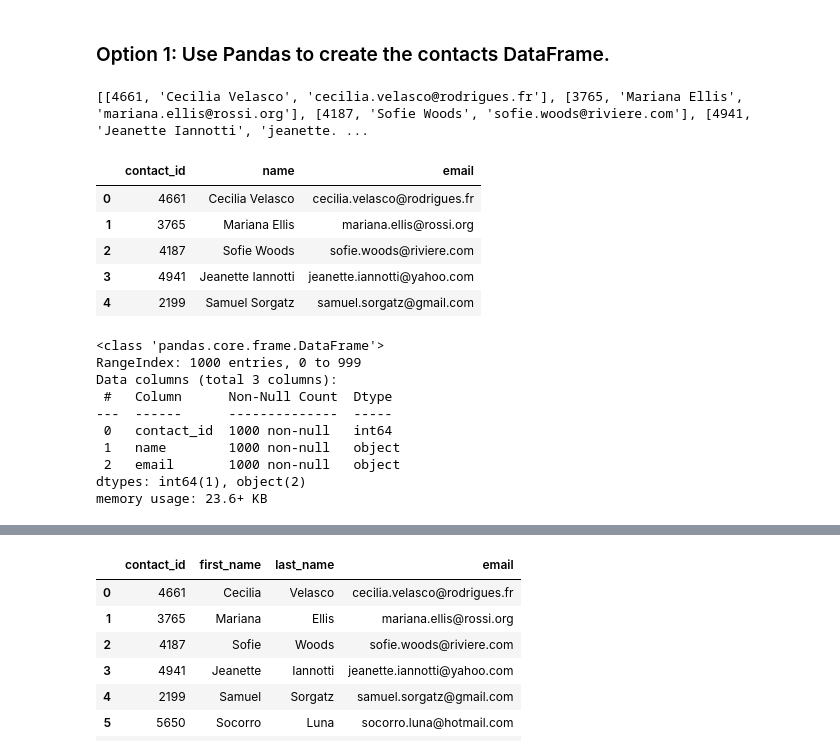
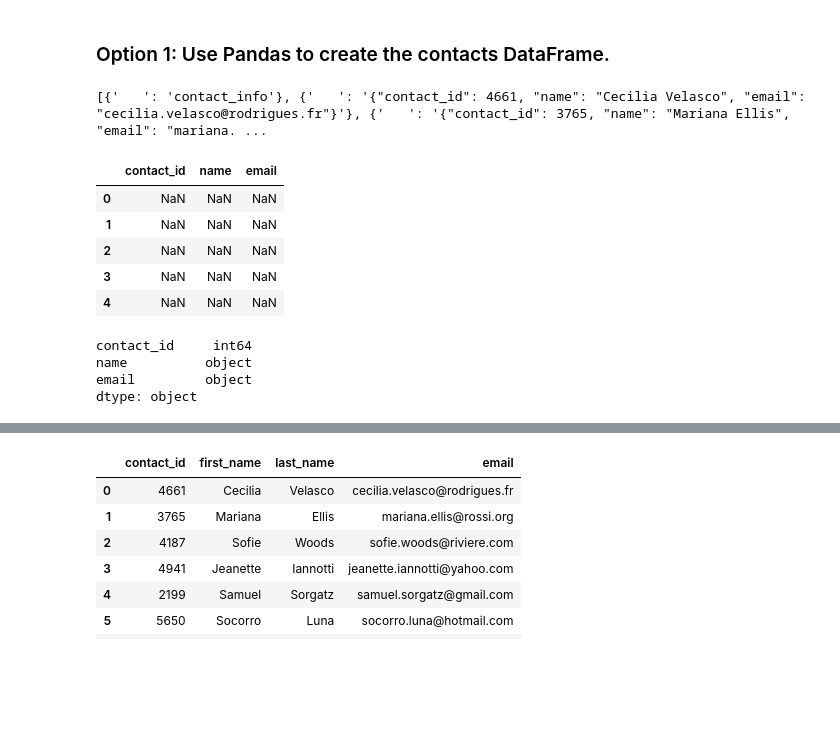
Before and after one commit to annelise0v0/Crowdfunding_ETL, a Jupyter notebook: matt/ETL_Mini_Project_MGuy.ipynb, the cells around one changed output, grey strips where cells are left out. Saved outputs shown, nothing was run; the diff lists cells and outputs as text; code cells hidden in the pictures; blank space fills up the shorter version.

```diff
--- a/matt/ETL_Mini_Project_MGuy.ipynb
+++ b/matt/ETL_Mini_Project_MGuy.ipynb
@@ -300,35 +345,39 @@ Then export the DataFrame as a `contacts.csv` CSV file.
 # Iterate through the contact_info_df and convert each row to a dictionary.
 import json
 dict_values = []
+for i, row in contact_info_df.iterrows():
+    values = row.to_dict()
+    dict_values.append(values)
 
-
-# Print out the list of values for each row.
+# print out the list of values for each row
 print(dict_values)
 # %% [output]
-[[4661, 'Cecilia Velasco', 'cecilia.velasco@rodrigues.fr'], [3765, 'Mariana Ellis', 'mariana.ellis@rossi.org'], [4187, 'Sofie Woods', 'sofie.woods@riviere.com'], [4941, 'Jeanette Iannotti', 'jeanette. ...
+[{'   ': 'contact_info'}, {'   ': '{"contact_id": 4661, "name": "Cecilia Velasco", "email": "cecilia.velasco@rodrigues.fr"}'}, {'   ': '{"contact_id": 3765, "name": "Mariana Ellis", "email": "mariana. ...
 # %%
 # Create a contact_info DataFrame and add each list of values, i.e., each row
-# to the 'contact_id', 'name', 'email' columns.
+# to the 'contact_id' , "name' , 'email' columns.
+
+
+contact_info_cleandf = pd.DataFrame(dict_values, columns=["contact_id", "name", "email"])
+
+# Display the first few rows to verify
+contact_info_cleandf.head()
 # %% [output]
 |  | contact_id | name | email |
-| 0 | 4661 | Cecilia Velasco | cecilia.velasco@rodrigues.fr |
-| 1 | 3765 | Mariana Ellis | mariana.ellis@rossi.org |
-| 2 | 4187 | Sofie Woods | sofie.woods@riviere.com |
-| 3 | 4941 | Jeanette Iannotti | jeanette.iannotti@yahoo.com |
-| 4 | 2199 | Samuel Sorgatz | samuel.sorgatz@gmail.com |
+| 0 | NaN | NaN | NaN |
+| 1 | NaN | NaN | NaN |
+| 2 | NaN | NaN | NaN |
+| 3 | NaN | NaN | NaN |
+| 4 | NaN | NaN | NaN |
 # %%
 # Check the datatypes.
+# Check the datatypes of the contact_info_parsed_df DataFrame
+contact_info_parsed_df.dtypes
 # %% [output]
-<class 'pandas.core.frame.DataFrame'>
-RangeIndex: 1000 entries, 0 to 999
-Data columns (total 3 columns):
- #   Column      Non-Null Count  Dtype
----  ------      --------------  -----
- 0   contact_id  1000 non-null   int64
- 1   name        1000 non-null   object
- 2   email       1000 non-null   object
-dtypes: int64(1), object(2)
-memory usage: 23.6+ KB
+contact_id     int64
+name          object
+email         object
+dtype: object
 # %%
 # Create a "first"name" and "last_name" column with the first and last names from the "name" column.
 
```
Also changed, not shown: parts of 14 cells of this notebook, 3 other files.
